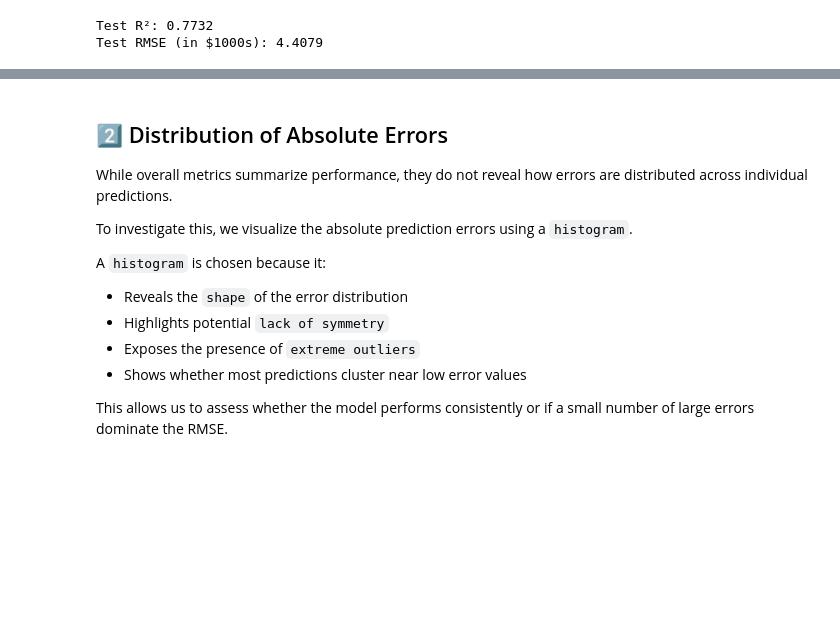
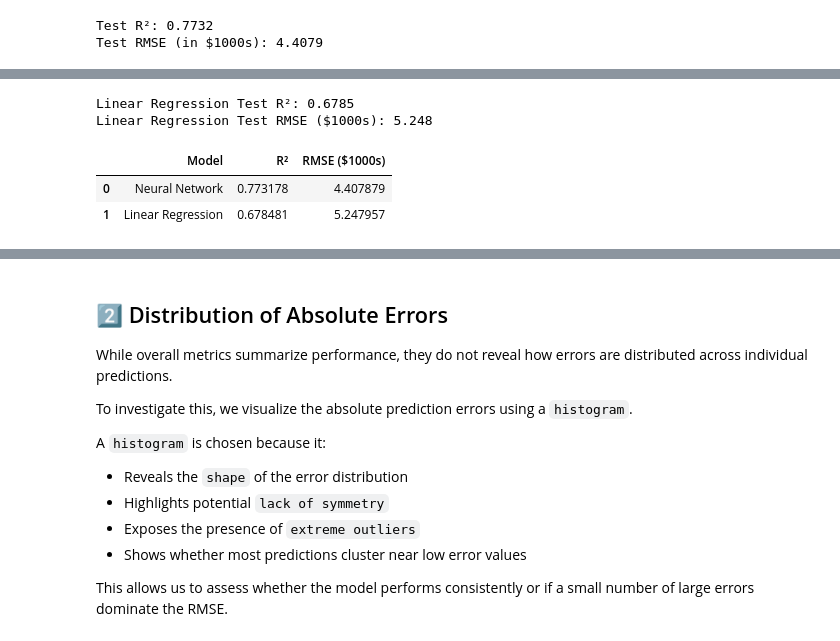
Before and after one commit to DimitarMalamski/house_price_predictor, a Jupyter notebook: house-price-predictor-dimitar.ipynb, the cells around one changed output, grey strips where cells are left out. Saved outputs shown, nothing was run; the diff lists cells and outputs as text; code cells hidden in the pictures; blank space fills up the shorter version.

Commit message:
Inserting a Liniar regression model that evaluates with the same train-test split for comparison to the Neural Network

```diff
--- a/house-price-predictor-dimitar.ipynb
+++ b/house-price-predictor-dimitar.ipynb
@@ -275,0 +290,33 @@ Test RMSE (in $1000s): 4.4079
+# %%
+from sklearn.linear_model import LinearRegression
+from sklearn.metrics import r2_score, mean_squared_error
+import numpy as np
+
+# Train Linear Regression on scaled training data
+linreg = LinearRegression()
+linreg.fit(X_train_scaled.numpy(), y_train.numpy())
+
+# Predict on test set
+linreg_preds = linreg.predict(X_test_scaled.numpy())
+
+# Evaluate performance
+linreg_r2 = r2_score(y_test.numpy(), linreg_preds)
+linreg_rmse = np.sqrt(mean_squared_error(y_test.numpy(), linreg_preds))
+
+print("Linear Regression Test R²:", round(linreg_r2, 4))
+print("Linear Regression Test RMSE ($1000s):", round(linreg_rmse, 4))
+# %% [output]
+Linear Regression Test R²: 0.6785
+Linear Regression Test RMSE ($1000s): 5.248
+# %%
+comparison = pandas.DataFrame({
+    "Model": ["Neural Network", "Linear Regression"],
+    "R²": [r2, linreg_r2],
+    "RMSE ($1000s)": [rmse, linreg_rmse]
+})
+
+comparison
+# %% [output]
+|  | Model | R² | RMSE ($1000s) |
+| 0 | Neural Network | 0.773178 | 4.407879 |
+| 1 | Linear Regression | 0.678481 | 5.247957 |
```
Also changed, not shown: parts of 2 cells of this notebook.
